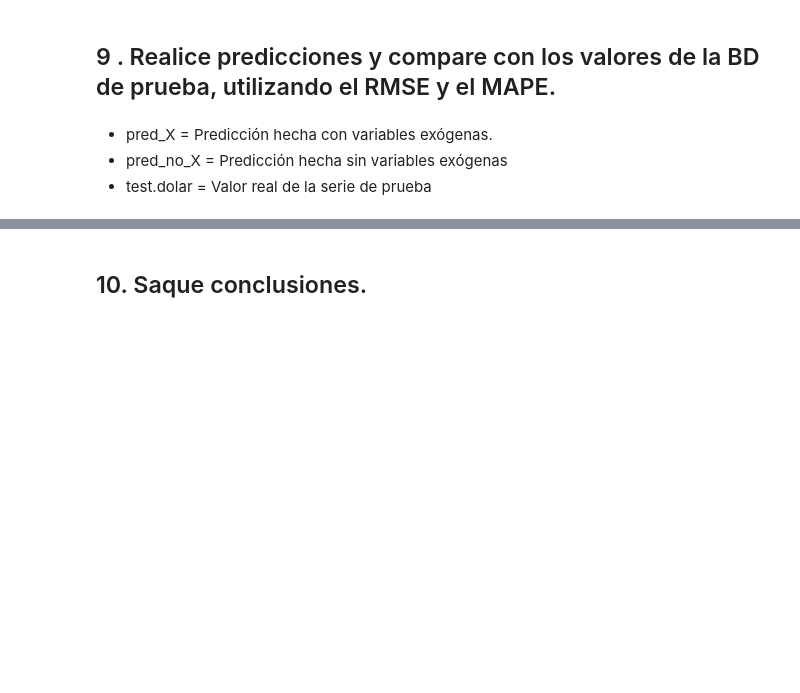
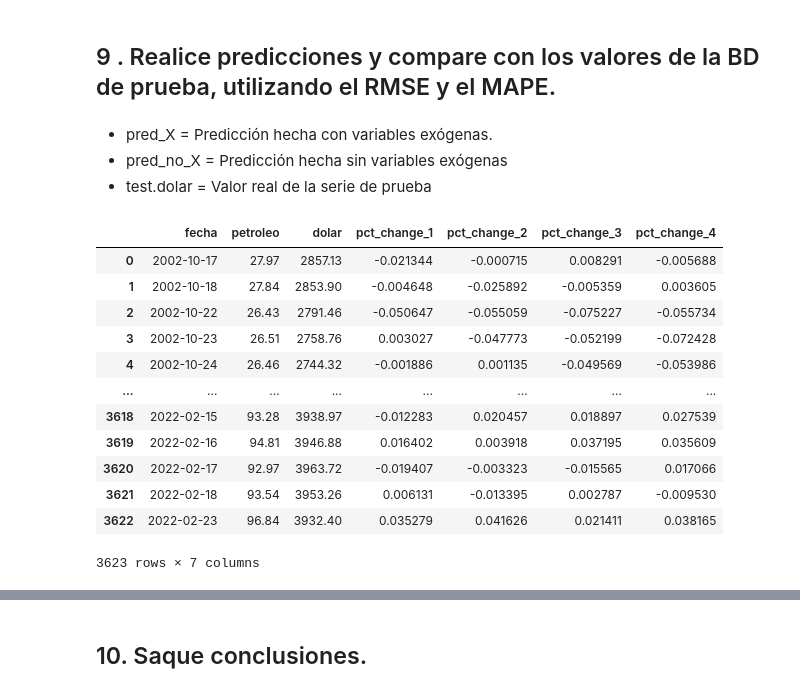
Before and after one commit to julianusor/series_de_tiempo, a Jupyter notebook: Exam3/PARCIAL3_PUNTO1.ipynb, the cells around one changed output, grey strips where cells are left out. Cells and saved outputs as stored; diff of their text form; code cells hidden in the pictures; blank space fills up the shorter version.

```diff
--- a/Exam3/PARCIAL3_PUNTO1.ipynb
+++ b/Exam3/PARCIAL3_PUNTO1.ipynb
@@ -254,3 +466,19 @@ pred_no_X = fit.predict(start = 3623, end = 3632)#3626 a 3632
 - pred_X = Predicción hecha con variables exógenas.
 - pred_no_X = Predicción hecha sin variables exógenas
 - test.dolar = Valor real de la serie de prueba
+# %%
+train
+# %% [output]
+|  | fecha | petroleo | dolar | pct_change_1 | pct_change_2 | pct_change_3 | pct_change_4 |
+| 0 | 2002-10-17 | 27.97 | 2857.13 | -0.021344 | -0.000715 | 0.008291 | -0.005688 |
+| 1 | 2002-10-18 | 27.84 | 2853.90 | -0.004648 | -0.025892 | -0.005359 | 0.003605 |
+| 2 | 2002-10-22 | 26.43 | 2791.46 | -0.050647 | -0.055059 | -0.075227 | -0.055734 |
+| 3 | 2002-10-23 | 26.51 | 2758.76 | 0.003027 | -0.047773 | -0.052199 | -0.072428 |
+| 4 | 2002-10-24 | 26.46 | 2744.32 | -0.001886 | 0.001135 | -0.049569 | -0.053986 |
+| ... | ... | ... | ... | ... | ... | ... | ... |
+| 3618 | 2022-02-15 | 93.28 | 3938.97 | -0.012283 | 0.020457 | 0.018897 | 0.027539 |
+| 3619 | 2022-02-16 | 94.81 | 3946.88 | 0.016402 | 0.003918 | 0.037195 | 0.035609 |
+| 3620 | 2022-02-17 | 92.97 | 3963.72 | -0.019407 | -0.003323 | -0.015565 | 0.017066 |
+| 3621 | 2022-02-18 | 93.54 | 3953.26 | 0.006131 | -0.013395 | 0.002787 | -0.009530 |
+| 3622 | 2022-02-23 | 96.84 | 3932.40 | 0.035279 | 0.041626 | 0.021411 | 0.038165 |
+3623 rows × 7 columns
```
Also changed, not shown: parts of 27 cells of this notebook.
